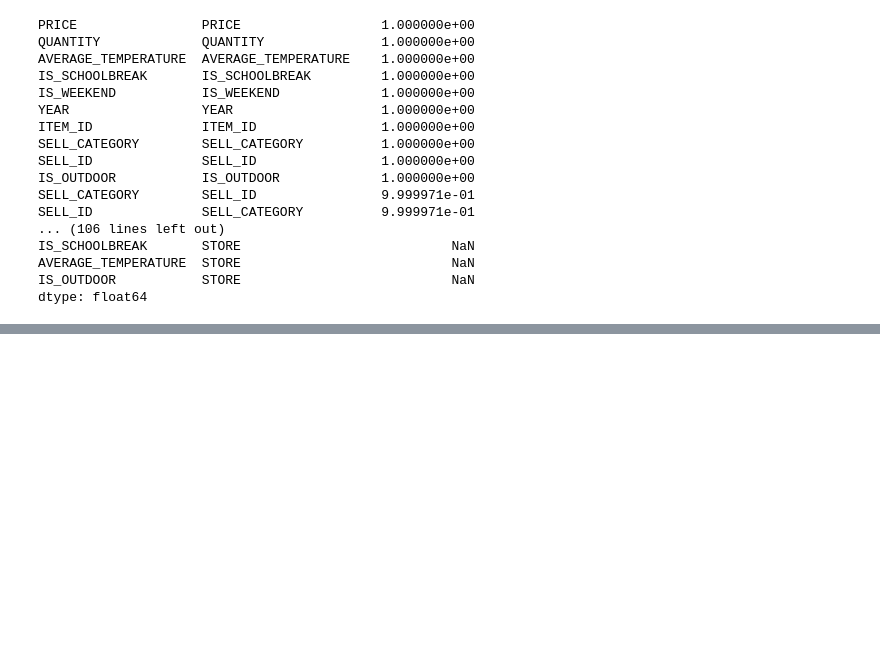
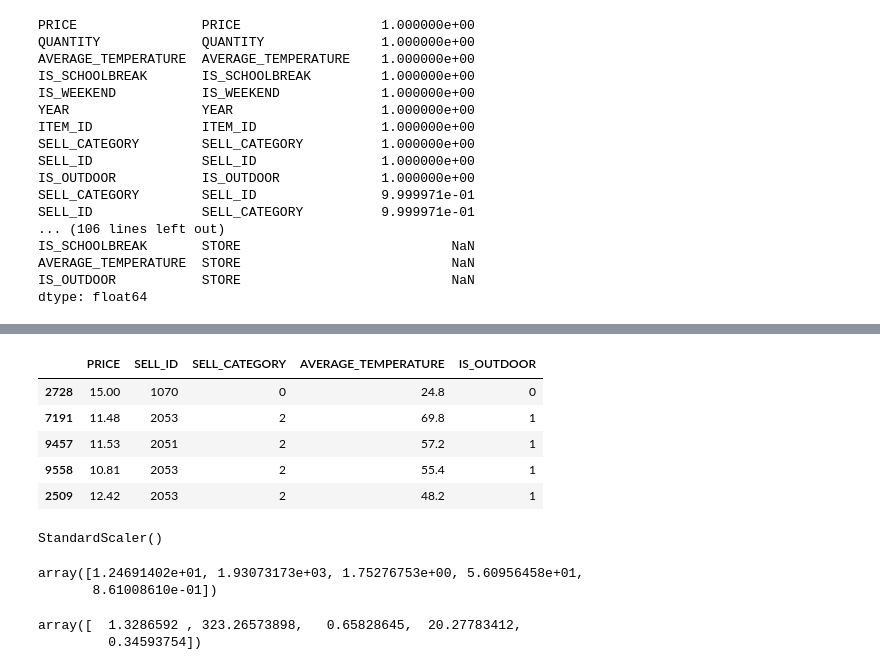
Before and after one commit to ewfruitcake/burgerpricing, a Jupyter notebook: Price elasticity of a burger menu.ipynb, the cells around one changed output, grey strips where cells are left out. Saved outputs shown, nothing was run; the diff lists cells and outputs as text; code cells hidden in the pictures; blank space fills up the shorter version.

```diff
--- a/Price elasticity of a burger menu.ipynb
+++ b/Price elasticity of a burger menu.ipynb
@@ -413,0 +449,28 @@ dtype: float64
+# %%
+X_train, X_test, y_train, y_test = train_test_split(X, y, random_state = 40)
+# %%
+X_train.head()
+# %% [output]
+|  | PRICE | SELL_ID | SELL_CATEGORY | AVERAGE_TEMPERATURE | IS_OUTDOOR |
+| 2728 | 15.00 | 1070 | 0 | 24.8 | 0 |
+| 7191 | 11.48 | 2053 | 2 | 69.8 | 1 |
+| 9457 | 11.53 | 2051 | 2 | 57.2 | 1 |
+| 9558 | 10.81 | 2053 | 2 | 55.4 | 1 |
+| 2509 | 12.42 | 2053 | 2 | 48.2 | 1 |
+# %%
+#Here we are fitting the data on X_train, transforming will happen in the next steps
+scaler = StandardScaler().fit(X_train)
+print(scaler)
+# %% [output]
+StandardScaler()
+# %%
+#mean before transformation
+scaler.mean_
+# %% [output]
+array([1.24691402e+01, 1.93073173e+03, 1.75276753e+00, 5.60956458e+01,
+       8.61008610e-01])
+# %%
+scaler.scale_
+# %% [output]
+array([  1.3286592 , 323.26573898,   0.65828645,  20.27783412,
+         0.34593754])
```
Also changed, not shown: parts of 41 cells of this notebook.
